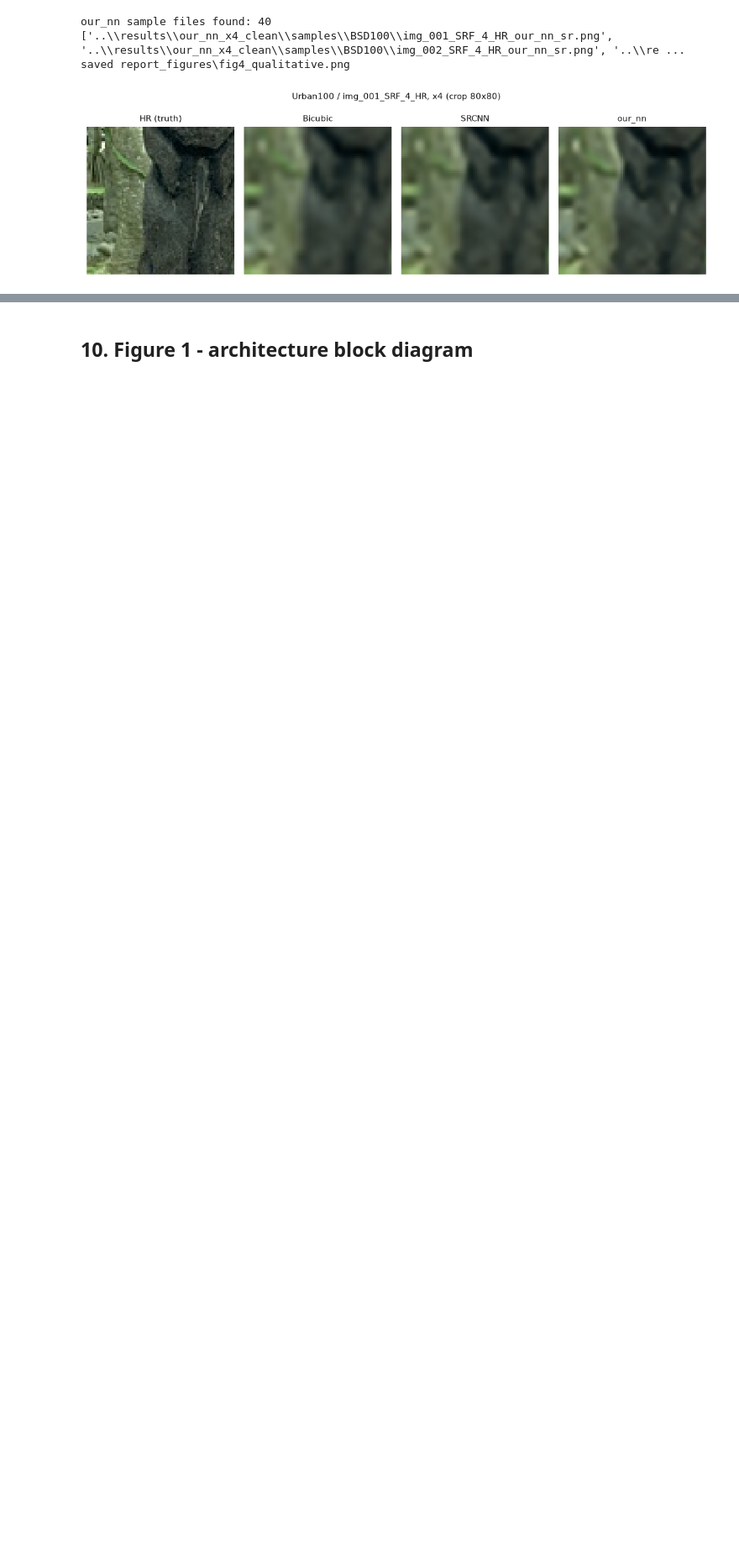
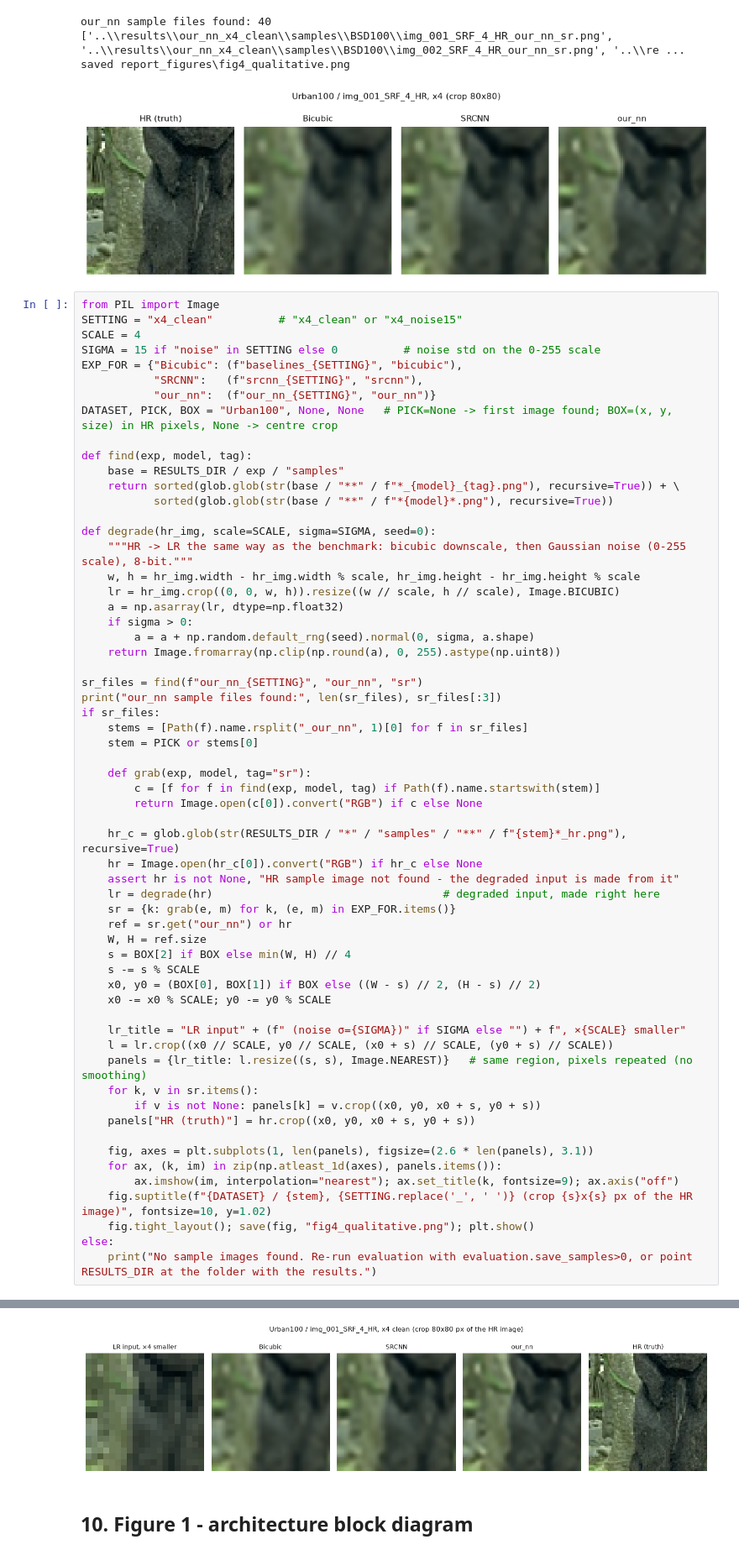
Before and after one commit to shreyanshgangwar1509/Image-processing-Interpolation-using-neural-networks, a Jupyter notebook: notebooks/results_analysis.ipynb, the cells around one changed output, grey strips where cells are left out. Shown at 84% size. Saved outputs shown, nothing was run; the diff lists cells and outputs as text; blank space fills up the shorter version.

Commit message:
issue(#11): put degraded image also in comparison for fair analysis

```diff
--- a/notebooks/results_analysis.ipynb
+++ b/notebooks/results_analysis.ipynb
@@ -396,3 +399,64 @@ else:
 our_nn sample files found: 40 ['..\\results\\our_nn_x4_clean\\samples\\BSD100\\img_001_SRF_4_HR_our_nn_sr.png', '..\\results\\our_nn_x4_clean\\samples\\BSD100\\img_002_SRF_4_HR_our_nn_sr.png', '..\\re ...
 saved report_figures\fig4_qualitative.png
 [figure]
+# %%
+from PIL import Image
+SETTING = "x4_clean"          # "x4_clean" or "x4_noise15"
+SCALE = 4
+SIGMA = 15 if "noise" in SETTING else 0          # noise std on the 0-255 scale
+EXP_FOR = {"Bicubic": (f"baselines_{SETTING}", "bicubic"),
+           "SRCNN":   (f"srcnn_{SETTING}", "srcnn"),
+           "our_nn":  (f"our_nn_{SETTING}", "our_nn")}
+DATASET, PICK, BOX = "Urban100", None, None   # PICK=None -> first image found; BOX=(x, y, size) in HR pixels, None -> centre crop
+
+def find(exp, model, tag):
+    base = RESULTS_DIR / exp / "samples"
+    return sorted(glob.glob(str(base / "**" / f"*_{model}_{tag}.png"), recursive=True)) + \
+           sorted(glob.glob(str(base / "**" / f"*{model}*.png"), recursive=True))
+
+def degrade(hr_img, scale=SCALE, sigma=SIGMA, seed=0):
+    """HR -> LR the same way as the benchmark: bicubic downscale, then Gaussian noise (0-255 scale), 8-bit."""
+    w, h = hr_img.width - hr_img.width % scale, hr_img.height - hr_img.height % scale
+    lr = hr_img.crop((0, 0, w, h)).resize((w // scale, h // scale), Image.BICUBIC)
+    a = np.asarray(lr, dtype=np.float32)
+    if sigma > 0:
+        a = a + np.random.default_rng(seed).normal(0, sigma, a.shape)
+    return Image.fromarray(np.clip(np.round(a), 0, 255).astype(np.uint8))
+
+sr_files = find(f"our_nn_{SETTING}", "our_nn", "sr")
+print("our_nn sample files found:", len(sr_files), sr_files[:3])
+if sr_files:
+    stems = [Path(f).name.rsplit("_our_nn", 1)[0] for f in sr_files]
+    stem = PICK or stems[0]
+
+    def grab(exp, model, tag="sr"):
+        c = [f for f in find(exp, model, tag) if Path(f).name.startswith(stem)]
+        return Image.open(c[0]).convert("RGB") if c else None
+
+    hr_c = glob.glob(str(RESULTS_DIR / "*" / "samples" / "**" / f"{stem}*_hr.png"), recursive=True)
+    hr = Image.open(hr_c[0]).convert("RGB") if hr_c else None
+    assert hr is not None, "HR sample image not found - the degraded input is made from it"
+    lr = degrade(hr)                                   # degraded input, made right here
+    sr = {k: grab(e, m) for k, (e, m) in EXP_FOR.items()}
+    ref = sr.get("our_nn") or hr
+    W, H = ref.size
+    s = BOX[2] if BOX else min(W, H) // 4
+    s -= s % SCALE
+    x0, y0 = (BOX[0], BOX[1]) if BOX else ((W - s) // 2, (H - s) // 2)
+    x0 -= x0 % SCALE; y0 -= y0 % SCALE
+
+    lr_title = "LR input" + (f" (noise σ={SIGMA})" if SIGMA else "") + f", ×{SCALE} smaller"
+    l = lr.crop((x0 // SCALE, y0 // SCALE, (x0 + s) // SCALE, (y0 + s) // SCALE))
+    panels = {lr_title: l.resize((s, s), Image.NEAREST)}   # same region, pixels repeated (no smoothing)
+    for k, v in sr.items():
+        if v is not None: panels[k] = v.crop((x0, y0, x0 + s, y0 + s))
+    panels["HR (truth)"] = hr.crop((x0, y0, x0 + s, y0 + s))
+
+    fig, axes = plt.subplots(1, len(panels), figsize=(2.6 * len(panels), 3.1))
+    for ax, (k, im) in zip(np.atleast_1d(axes), panels.items()):
+        ax.imshow(im, interpolation="nearest"); ax.set_title(k, fontsize=9); ax.axis("off")
+    fig.suptitle(f"{DATASET} / {stem}, {SETTING.replace('_', ' ')} (crop {s}x{s} px of the HR image)", fontsize=10, y=1.02)
+    fig.tight_layout(); save(fig, "fig4_qualitative.png"); plt.show()
+else:
+    print("No sample images found. Re-run evaluation with evaluation.save_samples>0, or point RESULTS_DIR at the folder with the results.")
+# %% [output]
@@ -399,3 +465,4 @@ saved report_figures\fig4_qualitative.png
+[figure, added]
 # %% [markdown]
 ## 10. Figure 1 - architecture block diagram
 # %%
```
Also changed, not shown: parts of 3 cells of this notebook, 2 other files.
